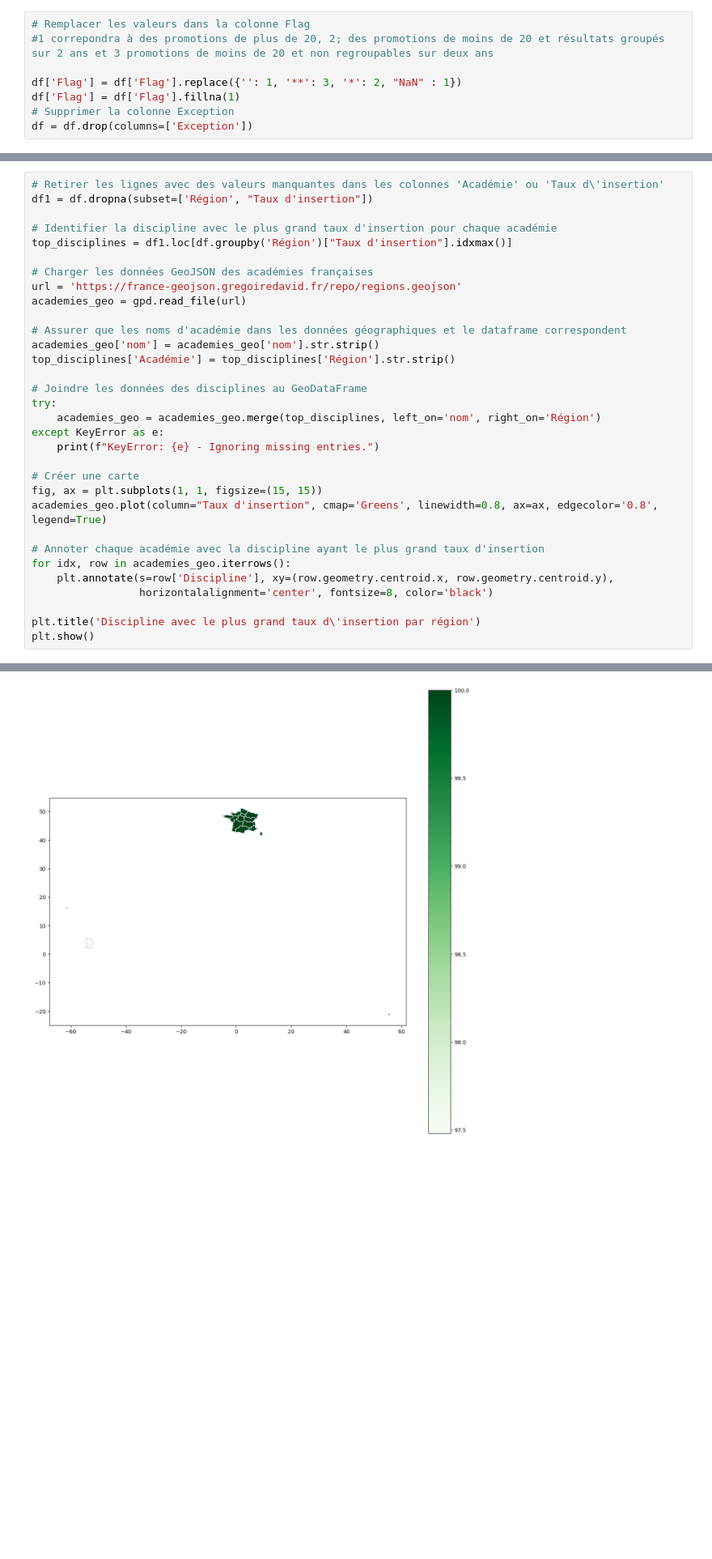
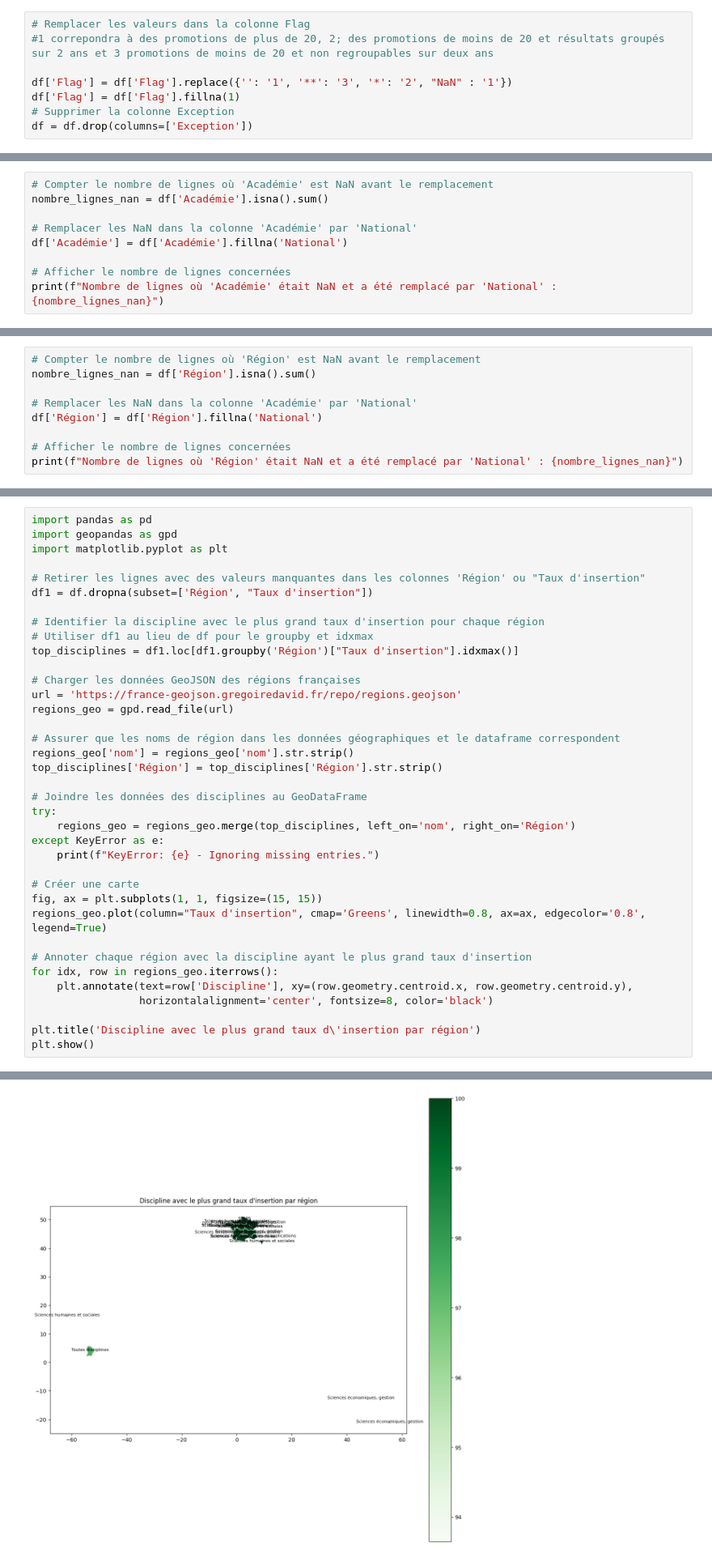
Before and after one commit to sybilleloth/debouchesBAC3, a Jupyter notebook: data/connaissance fichier data.ipynb, the cells around one changed output, grey strips where cells are left out. Shown at 81% size. Cells and saved outputs as stored; diff of their text form; blank space fills up the shorter version.

```diff
--- a/data/connaissance fichier data.ipynb
+++ b/data/connaissance fichier data.ipynb
@@ -943,7 +1193,7 @@ df_mayotte.head(10).T
 # Remplacer les valeurs dans la colonne Flag
 #1 correpondra à des promotions de plus de 20, 2; des promotions de moins de 20 et résultats groupés sur 2 ans et 3 promotions de moins de 20 et non regroupables sur deux ans
 
-df['Flag'] = df['Flag'].replace({'': 1, '**': 3, '*': 2, "NaN" : 1})
+df['Flag'] = df['Flag'].replace({'': '1', '**': '3', '*': '2', "NaN" : '1'})
 df['Flag'] = df['Flag'].fillna(1)
 # Supprimer la colonne Exception
 df = df.drop(columns=['Exception'])
@@ -982,0 +1360,9 @@ DataFrame après suppression des colonnes redondantes ou inutiles :
+# %%
+# Compter le nombre de lignes où 'Académie' est NaN avant le remplacement
+nombre_lignes_nan = df['Académie'].isna().sum()
+
+# Remplacer les NaN dans la colonne 'Académie' par 'National'
+df['Académie'] = df['Académie'].fillna('National')
+
+# Afficher le nombre de lignes concernées
+print(f"Nombre de lignes où 'Académie' était NaN et a été remplacé par 'National' : {nombre_lignes_nan}")
@@ -982,0 +1371,9 @@ DataFrame après suppression des colonnes redondantes ou inutiles :
+# %%
+# Compter le nombre de lignes où 'Région' est NaN avant le remplacement
+nombre_lignes_nan = df['Région'].isna().sum()
+
+# Remplacer les NaN dans la colonne 'Académie' par 'National'
+df['Région'] = df['Région'].fillna('National')
+
+# Afficher le nombre de lignes concernées
+print(f"Nombre de lignes où 'Région' était NaN et a été remplacé par 'National' : {nombre_lignes_nan}")
@@ -1319,33 +1927,38 @@ plt.show()
 [figure]
 [figure]
 # %%
-# Retirer les lignes avec des valeurs manquantes dans les colonnes 'Académie' ou 'Taux d\'insertion'
+import pandas as pd
+import geopandas as gpd
+import matplotlib.pyplot as plt
+
+# Retirer les lignes avec des valeurs manquantes dans les colonnes 'Région' ou "Taux d'insertion"
 df1 = df.dropna(subset=['Région', "Taux d'insertion"])
 
-# Identifier la discipline avec le plus grand taux d'insertion pour chaque académie
-top_disciplines = df1.loc[df.groupby('Région')["Taux d'insertion"].idxmax()]
+# Identifier la discipline avec le plus grand taux d'insertion pour chaque région
+# Utiliser df1 au lieu de df pour le groupby et idxmax
+top_disciplines = df1.loc[df1.groupby('Région')["Taux d'insertion"].idxmax()]
 
-# Charger les données GeoJSON des académies françaises
+# Charger les données GeoJSON des régions françaises
 url = 'https://france-geojson.gregoiredavid.fr/repo/regions.geojson'
-academies_geo = gpd.read_file(url)
+regions_geo = gpd.read_file(url)
 
-# Assurer que les noms d'académie dans les données géographiques et le dataframe correspondent
-academies_geo['nom'] = academies_geo['nom'].str.strip()
-top_disciplines['Académie'] = top_disciplines['Région'].str.strip()
+# Assurer que les noms de région dans les données géographiques et le dataframe correspondent
+regions_geo['nom'] = regions_geo['nom'].str.strip()
+top_disciplines['Région'] = top_disciplines['Région'].str.strip()
 
 # Joindre les données des disciplines au GeoDataFrame
 try:
-    academies_geo = academies_geo.merge(top_disciplines, left_on='nom', right_on='Région')
+    regions_geo = regions_geo.merge(top_disciplines, left_on='nom', right_on='Région')
 except KeyError as e:
     print(f"KeyError: {e} - Ignoring missing entries.")
 
 # Créer une carte
 fig, ax = plt.subplots(1, 1, figsize=(15, 15))
-academies_geo.plot(column="Taux d'insertion", cmap='Greens', linewidth=0.8, ax=ax, edgecolor='0.8', legend=True)
+regions_geo.plot(column="Taux d'insertion", cmap='Greens', linewidth=0.8, ax=ax, edgecolor='0.8', legend=True)
 
-# Annoter chaque académie avec la discipline ayant le plus grand taux d'insertion
-for idx, row in academies_geo.iterrows():
-    plt.annotate(s=row['Discipline'], xy=(row.geometry.centroid.x, row.geometry.centroid.y),
+# Annoter chaque région avec la discipline ayant le plus grand taux d'insertion
+for idx, row in regions_geo.iterrows():
+    plt.annotate(text=row['Discipline'], xy=(row.geometry.centroid.x, row.geometry.centroid.y),
                  horizontalalignment='center', fontsize=8, color='black')
 
 plt.title('Discipline avec le plus grand taux d\'insertion par région')
@@ -1355,4 +1967,4 @@ TypeError: annotate() missing 1 required positional argument: 'text'
-[figure, old version]
+[figure, new version]
 # %%
 ### mon texte brut entre guillemets
 st.text("Hi,\nPeople\t!!!!!!!!!")
```
Also changed, not shown: parts of 82 cells of this notebook, 18 other files.
